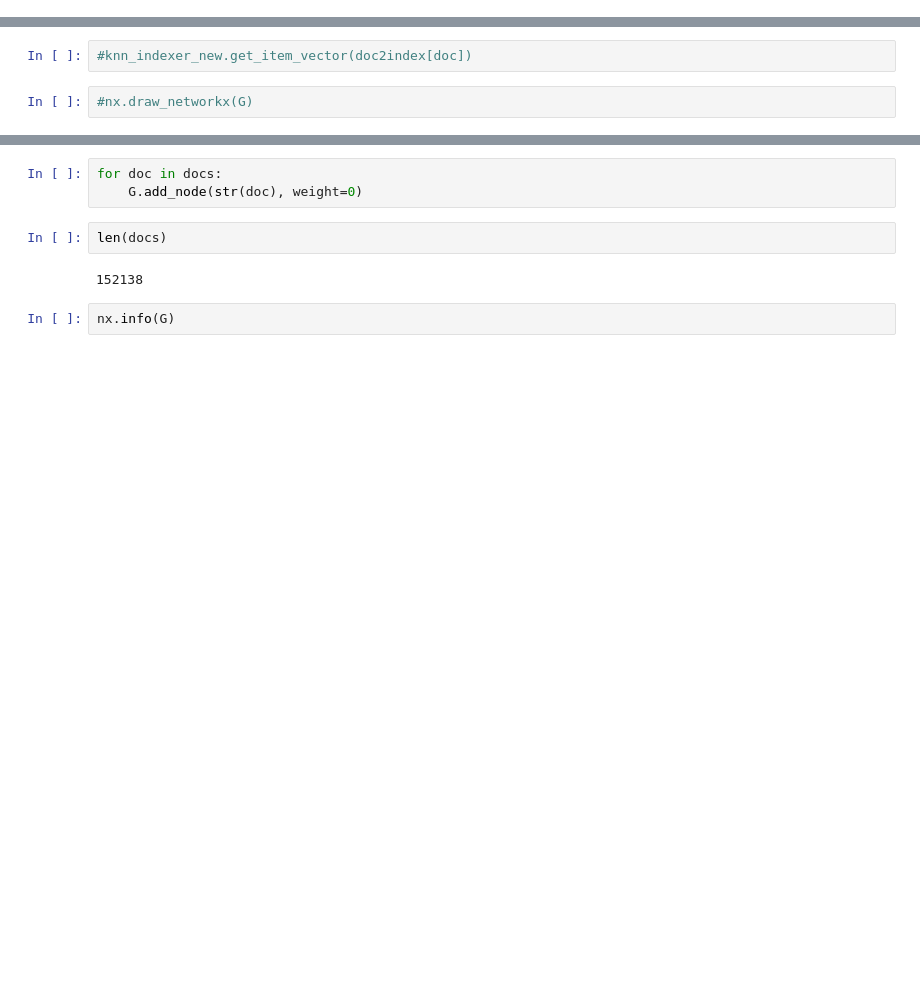
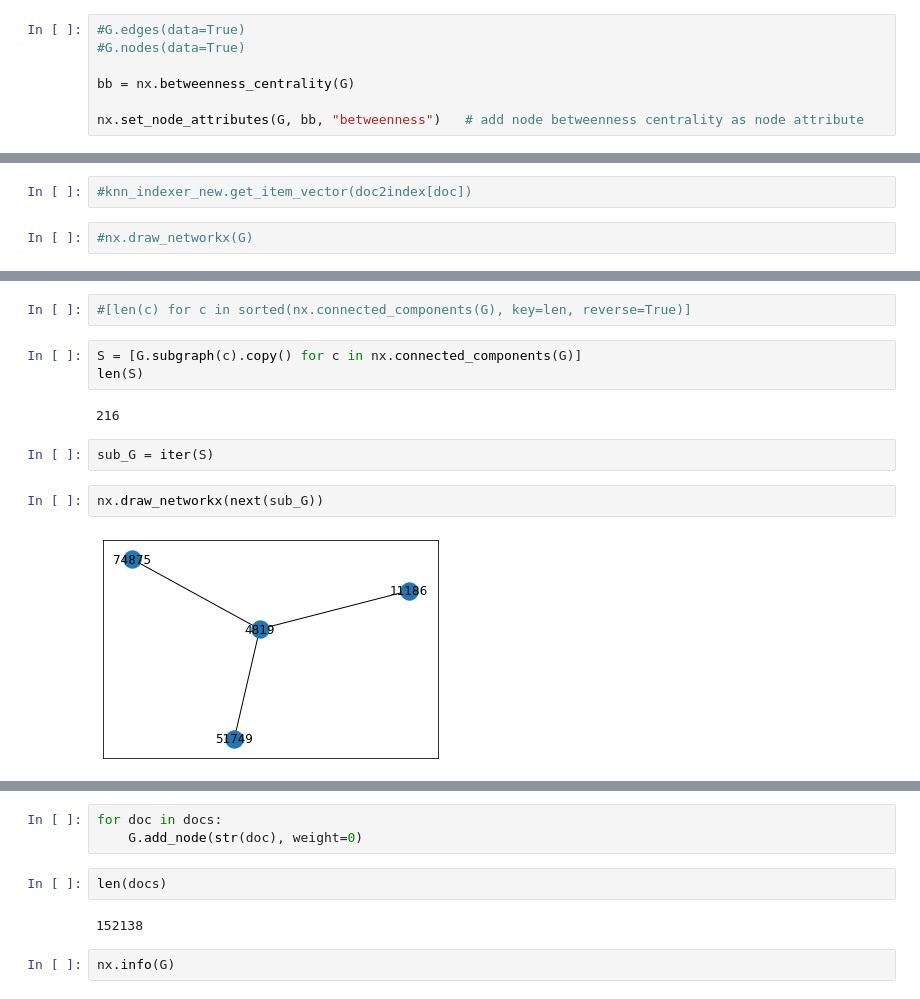
Before and after one commit to AVoss84/streamlit, a Jupyter notebook: notebooks/word2vec.ipynb, the cells around one changed output, grey strips where cells are left out. Saved outputs shown, nothing was run; the diff lists cells and outputs as text; blank space fills up the shorter version.

Commit message:
add betweenness centrality

```diff
--- a/notebooks/word2vec.ipynb
+++ b/notebooks/word2vec.ipynb
@@ -393,0 +420,7 @@ G_df
+# %%
+#G.edges(data=True)
+#G.nodes(data=True)
+
+bb = nx.betweenness_centrality(G)
+
+nx.set_node_attributes(G, bb, "betweenness")   # add node betweenness centrality as node attribute
@@ -398,3 +474,16 @@ G_df
+# %%
+#[len(c) for c in sorted(nx.connected_components(G), key=len, reverse=True)]
+# %%
+S = [G.subgraph(c).copy() for c in nx.connected_components(G)]
+len(S)
+# %% [output]
+216
+# %%
+sub_G = iter(S)
+# %%
+nx.draw_networkx(next(sub_G))
+# %% [output]
+[figure, added]
 # %%
 nx.info(G)
 # %% [output]
```
Also changed, not shown: parts of 18 cells of this notebook.
